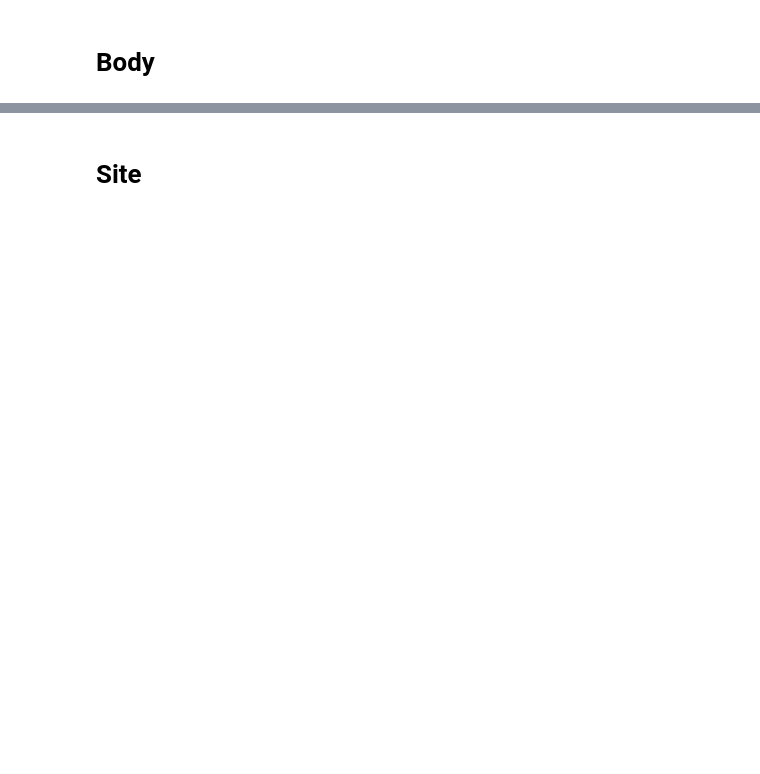
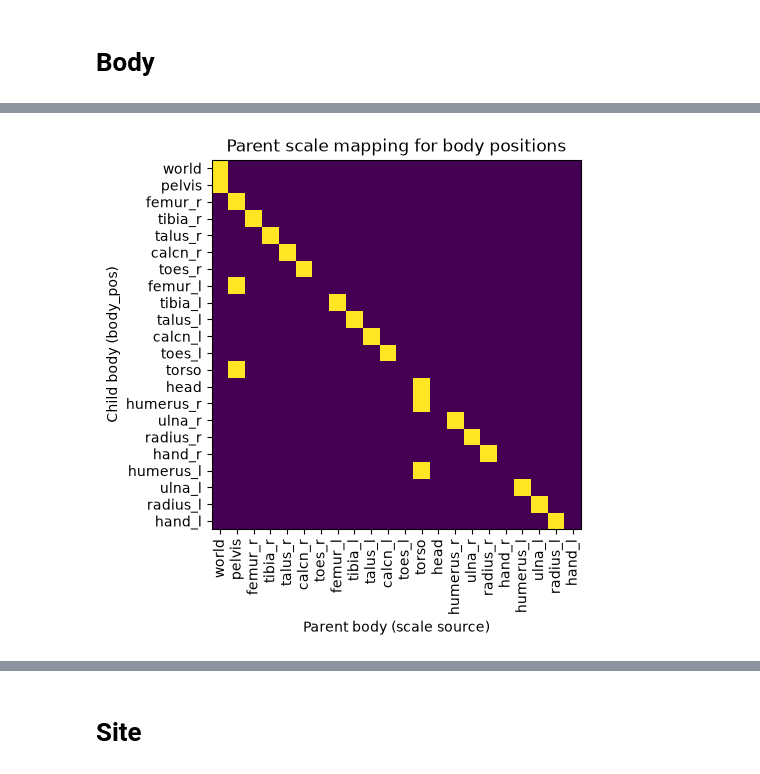
Before and after one commit to SeojinYoon/StudyForMyoSuite, a Jupyter notebook: Mujoco/Scaling/scale_mujoco_model.ipynb, the cells around one changed output, grey strips where cells are left out. Saved outputs shown, nothing was run; the diff lists cells and outputs as text; code cells hidden in the pictures; blank space fills up the shorter version.

```diff
--- a/Mujoco/Scaling/scale_mujoco_model.ipynb
+++ b/Mujoco/Scaling/scale_mujoco_model.ipynb
@@ -34,8 +43,10 @@ from mujoco.mjx._src.types import TrnType
 # Params
 # %%
 model_path = "/home/seojin/biomechanics_tools/MonocularBiomechanics/monocular_demos/biomechanics_mjx/data/humanoid/humanoid_torque.xml"
-model_path = "/mnt/sdb2/DeepProprioception/MyoSuite/muscle_mimic/muscle_mimic.xml"
+# model_path = "/mnt/sdb2/DeepProprioception/MyoSuite/muscle_mimic/muscle_mimic.xml"
 scale = 2
+save_path = "/mnt/ext1/seojin/temp/scale/scaled_param.npz"
+
 is_plot = True
 # %% [markdown]
 # Initialize model
@@ -66,29 +97,9 @@ plotter = Plotter3D()
 # %% [markdown]
 # Body
 # %%
-# Body mixer
-body_mixer = jnp.zeros((n_bodies, n_bodies))
-idx0 = jnp.arange(n_bodies)
+body_mixer = np.zeros((n_bodies, n_bodies))
+idx0 = np.arange(n_bodies)
 idx1 = origin_model.body_parentid
-body_mixer = body_mixer.at[idx0, idx1].set(1.0)
+
+body_mixer[idx0, idx1] = 1
 body_scale = body_mixer @ scales
-scaled_model.body_pos = origin_model.body_pos * body_scale
-# %%
-if is_plot:
-    origin_body_pos_ds = make_3d_dataset(data = origin_model.body_pos[None, :, :],
-                                         wrapping_dataset_name = "3D",
-                                         element_dataset_names = ["Time", "Label", "Coord"],
-                                         dataset1_dim_names = np.arange(1),
-                                         dataset2_dim_names = body_names,
-                                         dataset3_dim_names = ["AR1", "AR2", "AR3"])
-
-    scaled_body_pos_ds = make_3d_dataset(data = scaled_model.body_pos[None, :, :],
-                                         wrapping_dataset_name = "3D",
-                                         element_dataset_names = ["Time", "Label", "Coord"],
-                                         dataset1_dim_names = np.arange(1),
-                                         dataset2_dim_names = body_names,
-                                         dataset3_dim_names = ["AR1", "AR2", "AR3"])
-    fig = plotter.plot_multiple_datasets([origin_body_pos_ds, scaled_body_pos_ds])
-else:
-    fig = None
-fig
@@ -96,0 +106,12 @@ fig
+# %%
+if is_plot:
+    fig, axis = plt.subplots(1)
+    axis.imshow(body_mixer)
+    axis.set_xticks(np.arange(len(body_names)), body_names, rotation = 90)
+    axis.set_yticks(np.arange(len(body_names)), body_names)
+
+    axis.set_xlabel("Parent body (scale source)")
+    axis.set_ylabel("Child body (body_pos)")
+    axis.set_title("Parent scale mapping for body positions")
+# %% [output]
+[figure, added]
```
Also changed, not shown: parts of 22 cells of this notebook, 2 other files.
